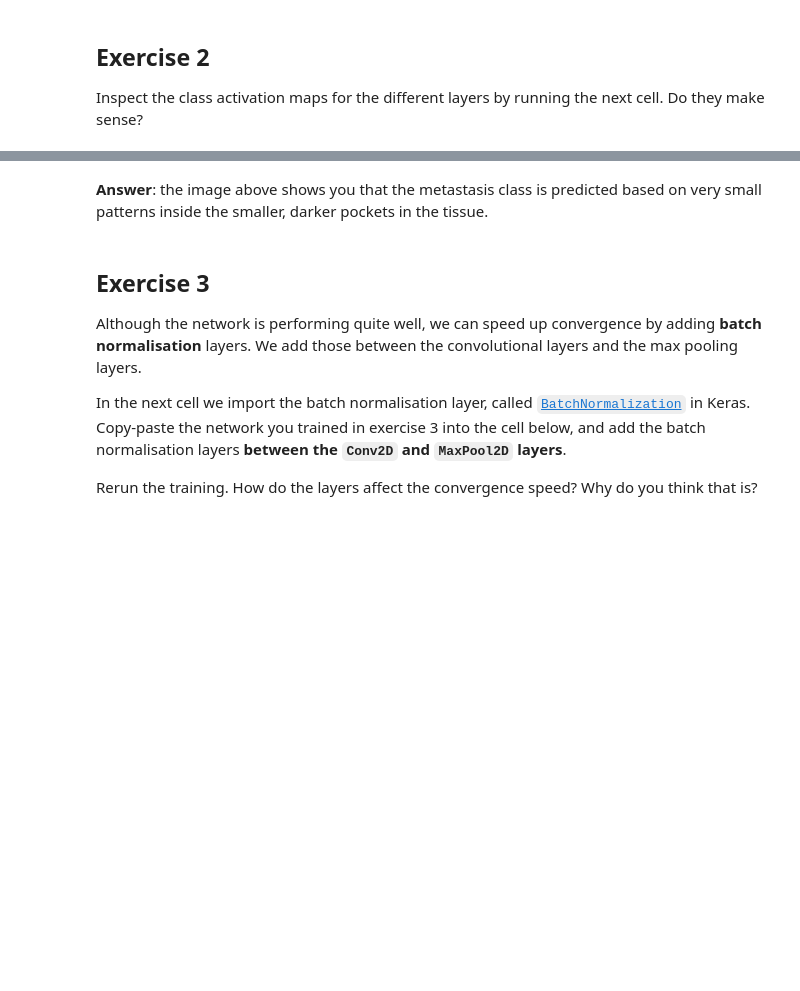
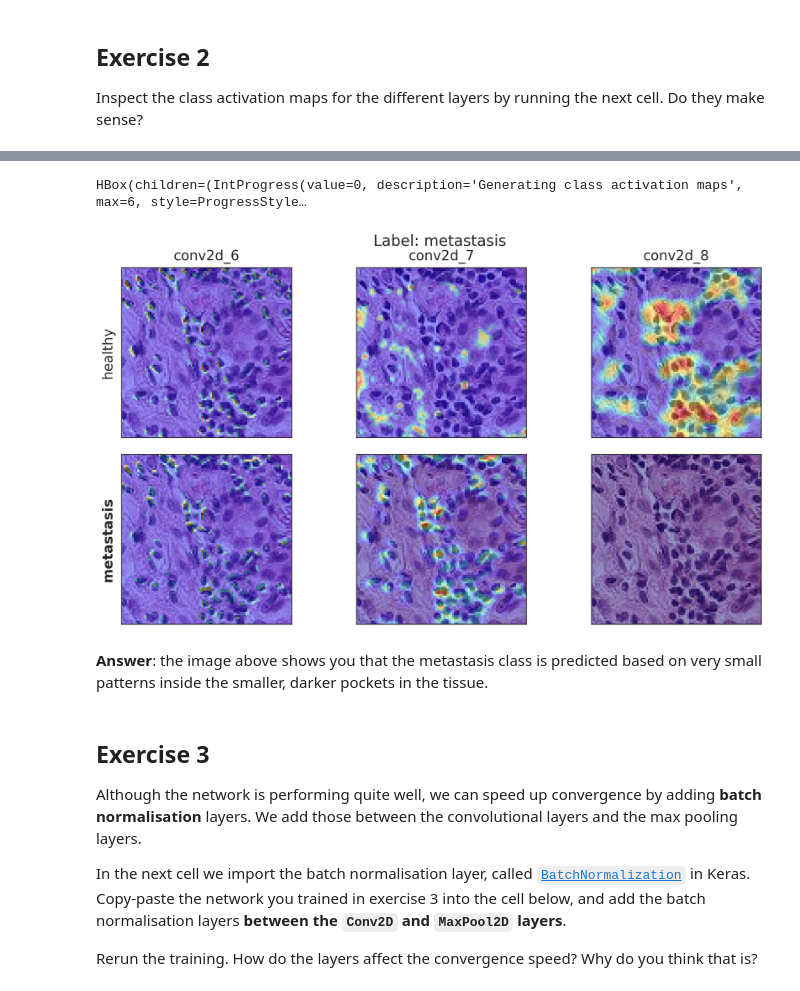
Before and after one commit to sara-nl/elixir-dl, a Jupyter notebook: 04-improving-neural-networks.ipynb, the cells around one changed output, grey strips where cells are left out. Drawn from its saved outputs; the diff is of its cells as text; code cells hidden in the pictures; blank space fills up the shorter version.

```diff
--- a/04-improving-neural-networks.ipynb
+++ b/04-improving-neural-networks.ipynb
@@ -231,3 +147,9 @@ ValueError: `array1` and `array2` must have the same shapes
+# %%
+example_index = 1
+lib.plot_cam(model, X[example_index], np.argmax(Y[example_index]), labels);
+# %% [output]
+HBox(children=(IntProgress(value=0, description='Generating class activation maps', max=6, style=ProgressStyle…
+[figure, added]
 # %% [markdown]
 **Answer**: the image above shows you that the metastasis class is predicted based on very small patterns inside the smaller, darker pockets in the tissue.
 # %% [markdown]
```
Also changed, not shown: parts of 10 cells of this notebook.
